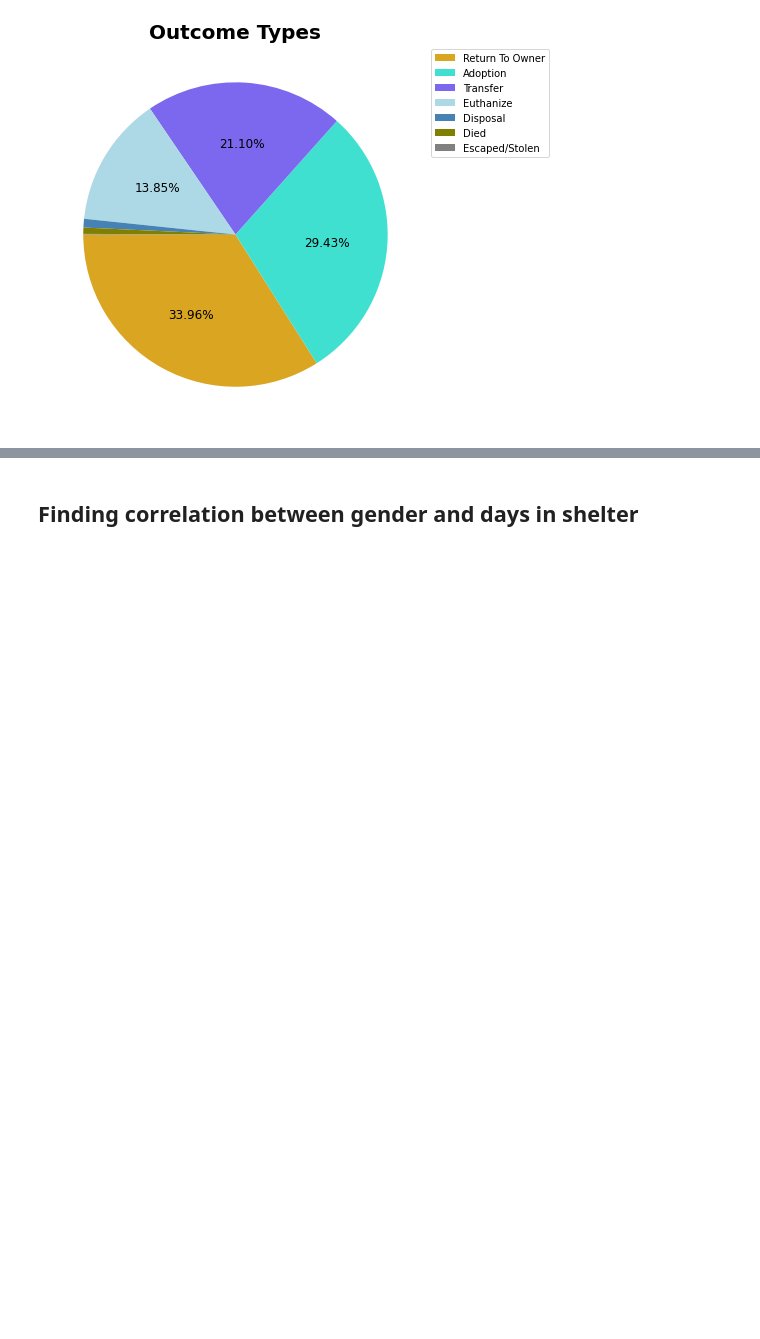
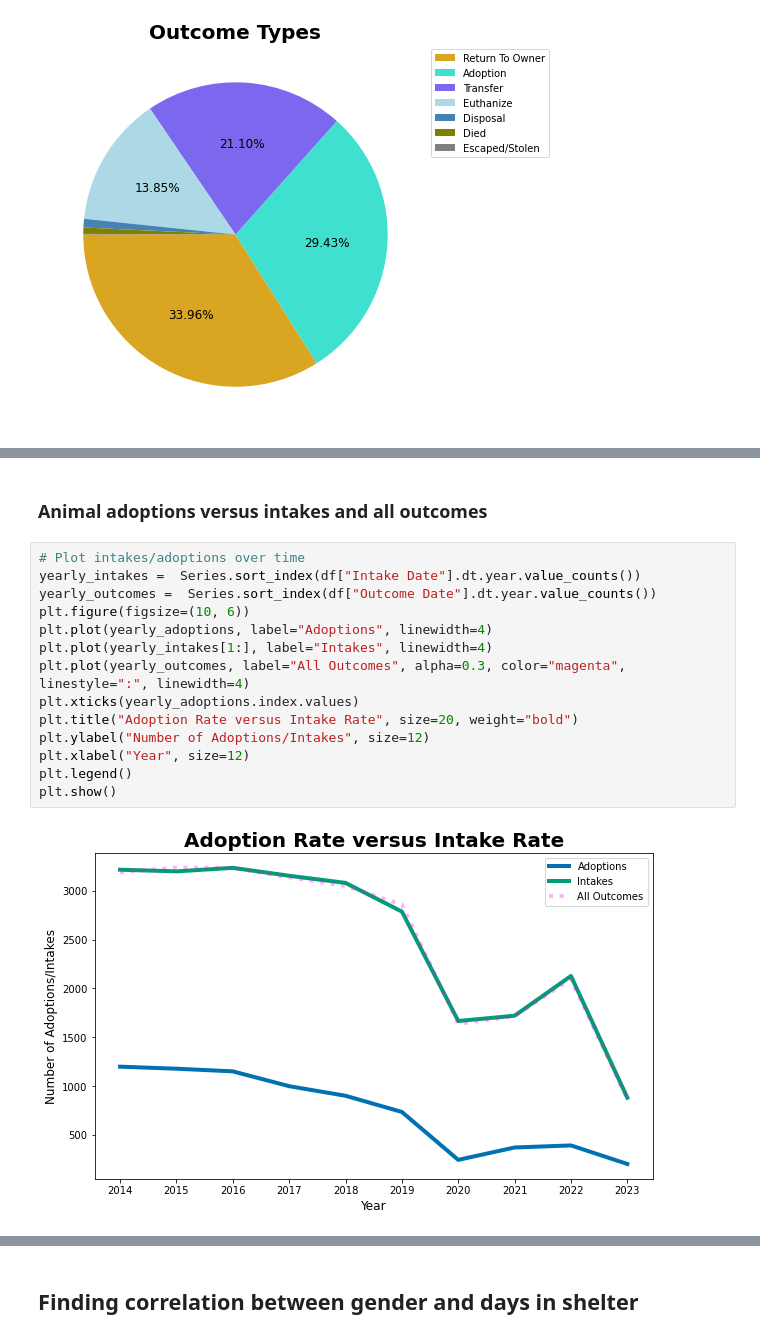
Before and after one commit to cillam/animal_shelter, a Jupyter notebook: animal_shelter_data_analysis.ipynb, the cells around one changed output, grey strips where cells are left out. Cells and saved outputs as stored; diff of their text form; blank space fills up the shorter version.

```diff
--- a/animal_shelter_data_analysis.ipynb
+++ b/animal_shelter_data_analysis.ipynb
@@ -142,0 +137,18 @@ type_pie_chart(outcomes, "Outcome Types")
+# %% [markdown]
+### Animal adoptions versus intakes and all outcomes
+# %%
+# Plot intakes/adoptions over time
+yearly_intakes =  Series.sort_index(df["Intake Date"].dt.year.value_counts())
+yearly_outcomes =  Series.sort_index(df["Outcome Date"].dt.year.value_counts())
+plt.figure(figsize=(10, 6))
+plt.plot(yearly_adoptions, label="Adoptions", linewidth=4)
+plt.plot(yearly_intakes[1:], label="Intakes", linewidth=4)
+plt.plot(yearly_outcomes, label="All Outcomes", alpha=0.3, color="magenta", linestyle=":", linewidth=4)
+plt.xticks(yearly_adoptions.index.values)
+plt.title("Adoption Rate versus Intake Rate", size=20, weight="bold")
+plt.ylabel("Number of Adoptions/Intakes", size=12)
+plt.xlabel("Year", size=12)
+plt.legend()
+plt.show()
+# %% [output]
+[figure, added]
```
Also changed, not shown: parts of 12 cells of this notebook, 1 other file.
